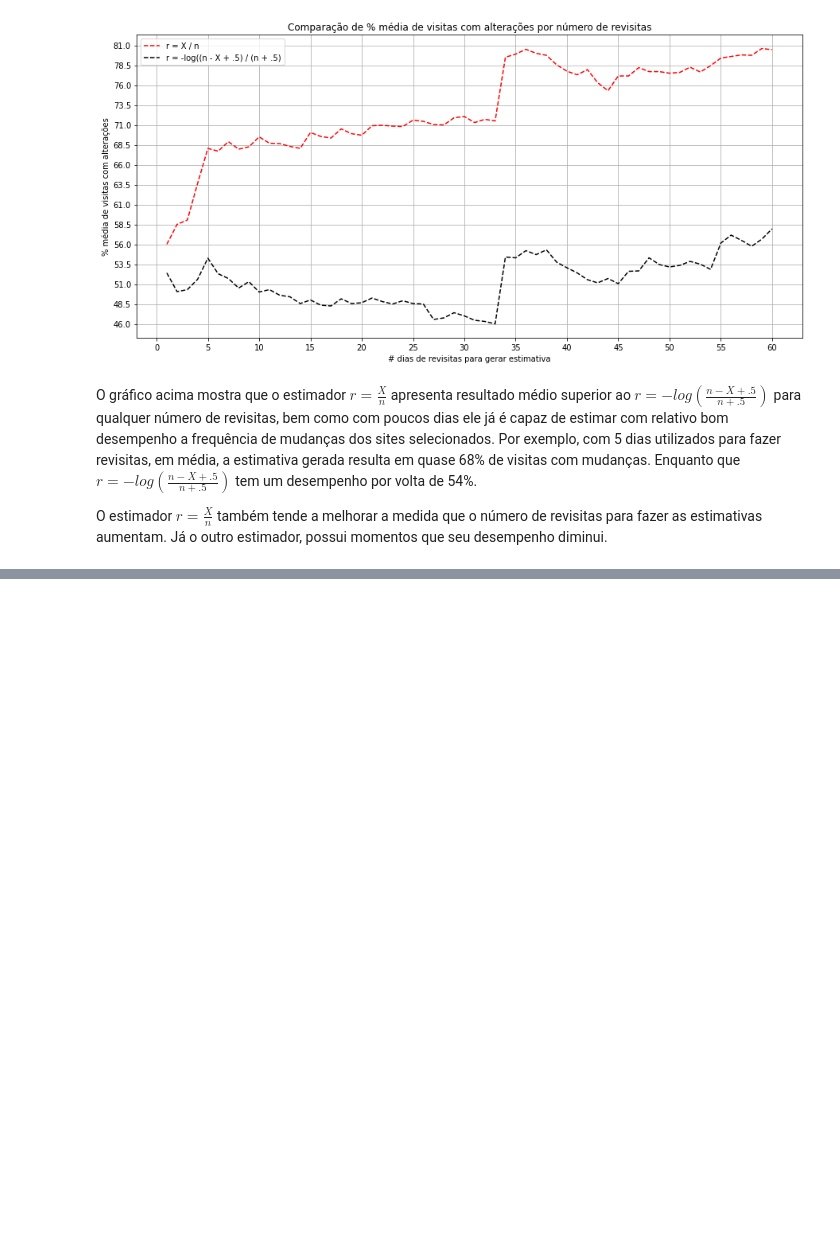
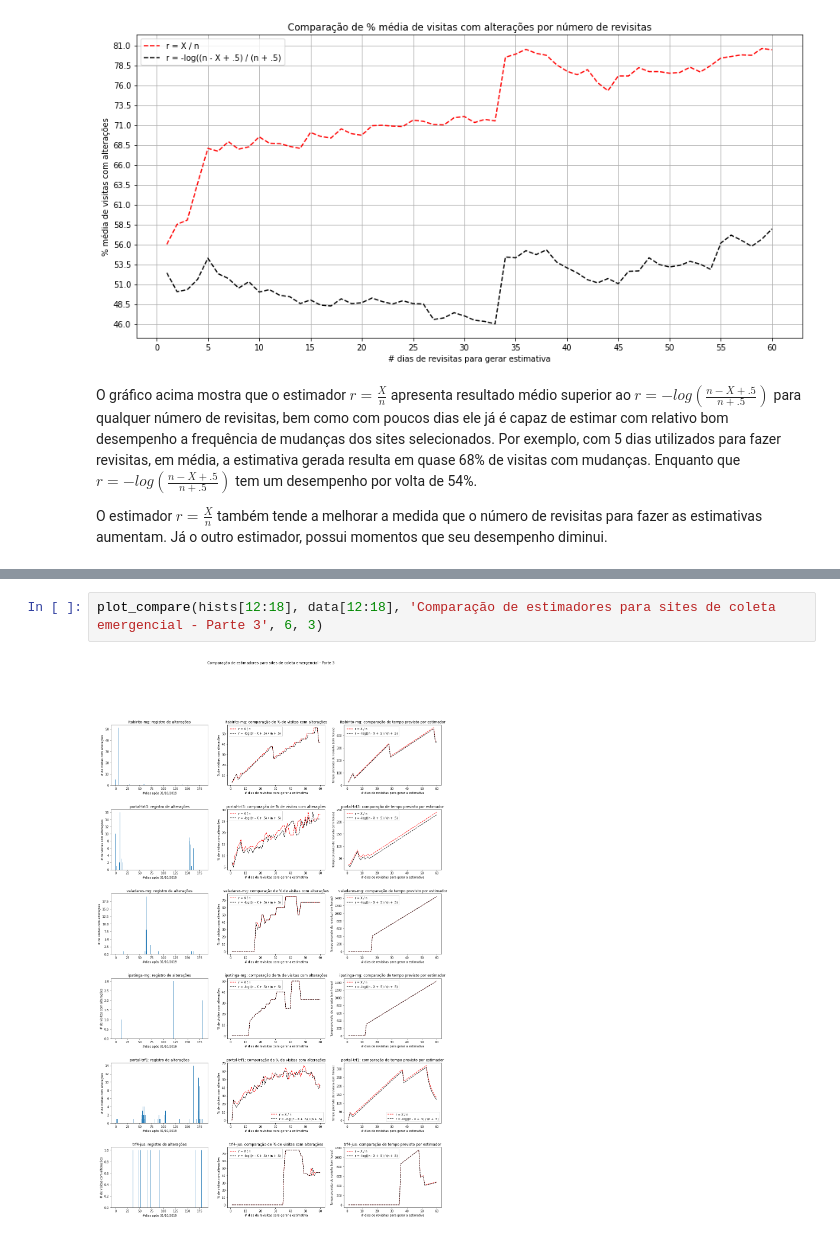
Before and after one commit to elvesrodrigues/estimators, a Jupyter notebook: main.ipynb, the cells around one changed output, grey strips where cells are left out. Cells and saved outputs as stored; diff of their text form; blank space fills up the shorter version.

```diff
--- a/main.ipynb
+++ b/main.ipynb
@@ -259,0 +314,4 @@ A conclusão que se chega é que, embora a equação seja simples de ser experim
+# %%
+plot_compare(hists[12:18], data[12:18], 'Comparação de estimadores para sites de coleta emergencial - Parte 3', 6, 3)
+# %% [output]
+[figure, added]
```
Also changed, not shown: parts of 20 cells of this notebook.
